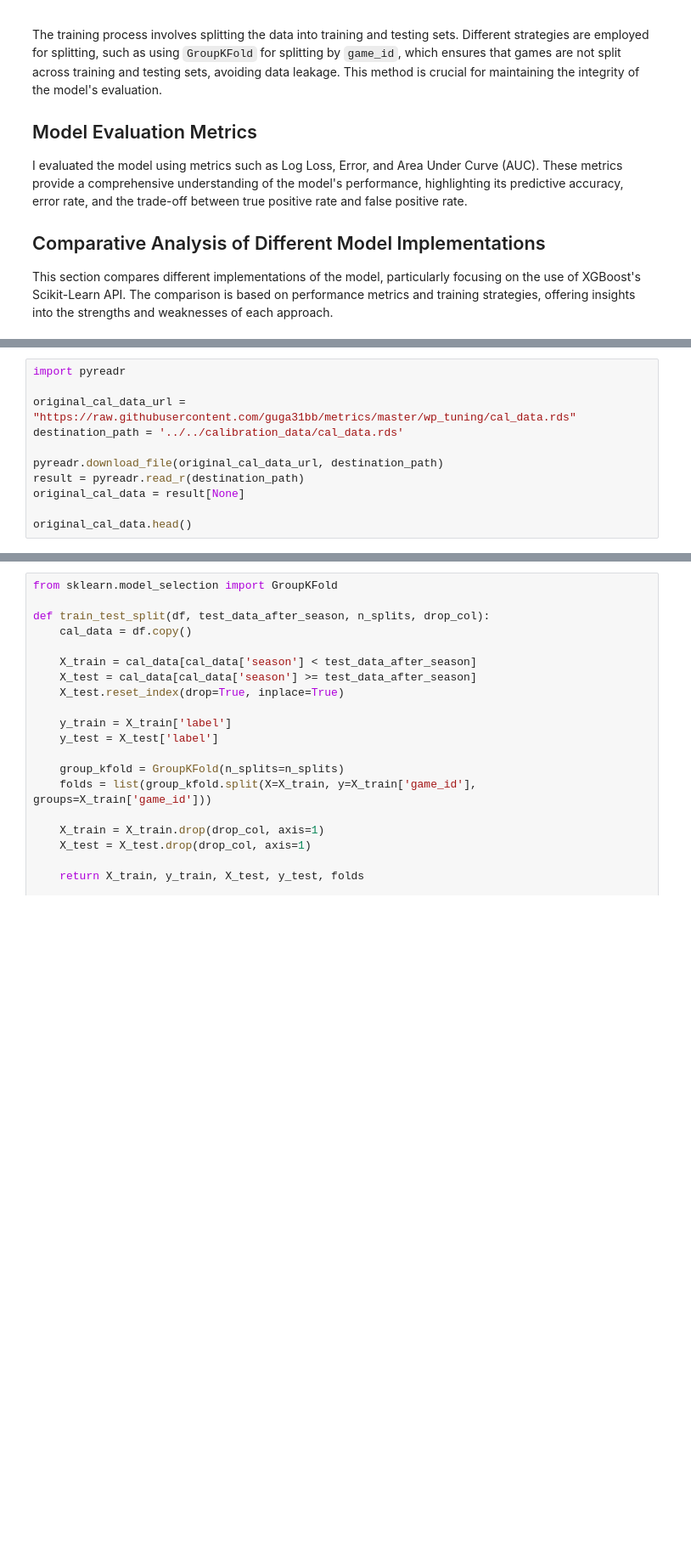
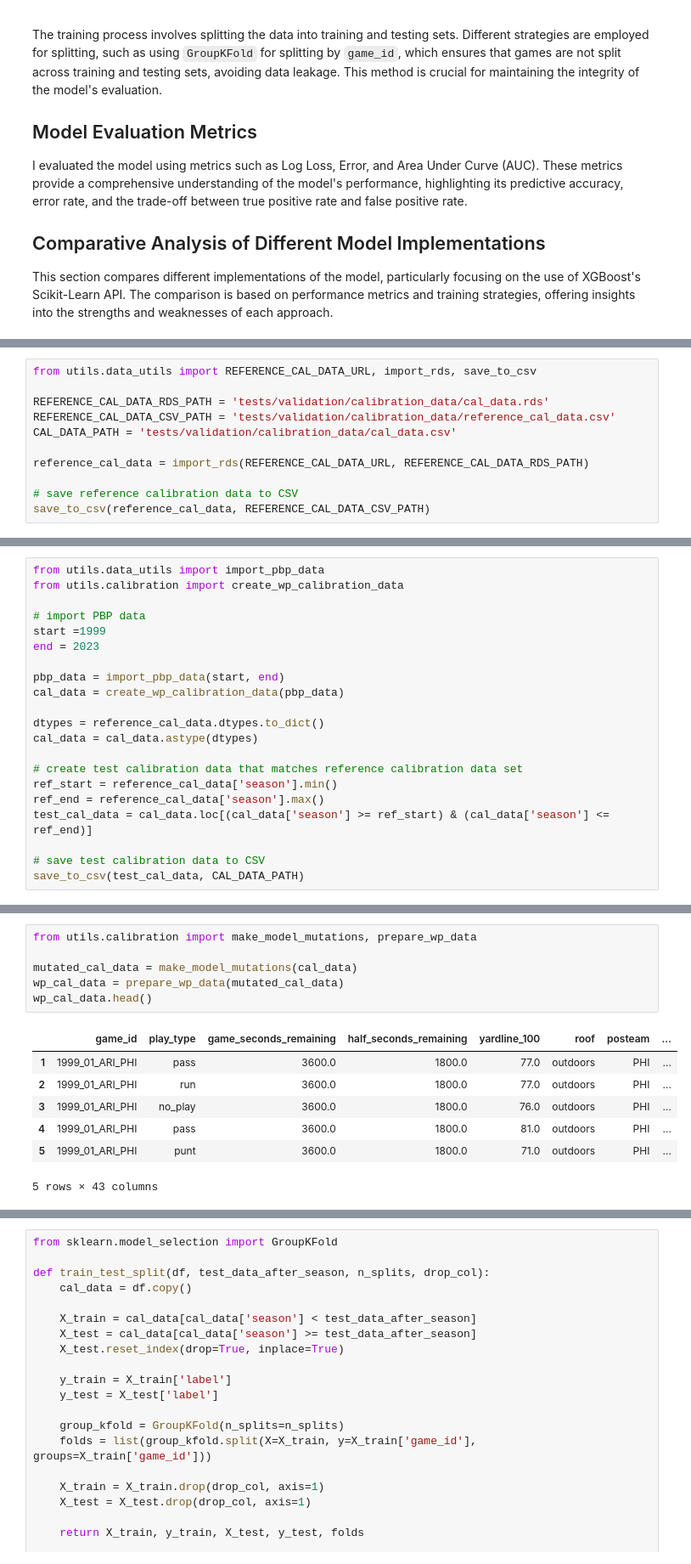
Before and after one commit to jonathanelbailey/nfl-data-models, a Jupyter notebook: notebooks/exploration/eda_nfl_wp_models.ipynb, the cells around one changed output, grey strips where cells are left out. Shown: that part at 85% size. Saved outputs shown, nothing was run; the diff lists cells and outputs as text; blank space fills up the shorter version.

```diff
--- a/notebooks/exploration/eda_nfl_wp_models.ipynb
+++ b/notebooks/exploration/eda_nfl_wp_models.ipynb
@@ -119,11 +117,11 @@ This section compares different implementations of the model, particularly focus
 # %%
-import pyreadr
+from utils.data_utils import REFERENCE_CAL_DATA_URL, import_rds, save_to_csv
 
-original_cal_data_url = "https://raw.githubusercontent.com/guga31bb/metrics/master/wp_tuning/cal_data.rds"
-destination_path = '../../calibration_data/cal_data.rds'
+REFERENCE_CAL_DATA_RDS_PATH = 'tests/validation/calibration_data/cal_data.rds'
+REFERENCE_CAL_DATA_CSV_PATH = 'tests/validation/calibration_data/reference_cal_data.csv'
+CAL_DATA_PATH = 'tests/validation/calibration_data/cal_data.csv'
 
-pyreadr.download_file(original_cal_data_url, destination_path)
-result = pyreadr.read_r(destination_path)
-original_cal_data = result[None]
+reference_cal_data = import_rds(REFERENCE_CAL_DATA_URL, REFERENCE_CAL_DATA_RDS_PATH)
 
-original_cal_data.head()
+# save reference calibration data to CSV
+save_to_csv(reference_cal_data, REFERENCE_CAL_DATA_CSV_PATH)
@@ -156,0 +128,21 @@ Downcasting floats.
+# %%
+from utils.data_utils import import_pbp_data
+from utils.calibration import create_wp_calibration_data
+
+# import PBP data
+start =1999
+end = 2023
+
+pbp_data = import_pbp_data(start, end)
+cal_data = create_wp_calibration_data(pbp_data)
+
+dtypes = reference_cal_data.dtypes.to_dict()
+cal_data = cal_data.astype(dtypes)
+
+# create test calibration data that matches reference calibration data set
+ref_start = reference_cal_data['season'].min()
+ref_end = reference_cal_data['season'].max()
+test_cal_data = cal_data.loc[(cal_data['season'] >= ref_start) & (cal_data['season'] <= ref_end)]
+
+# save test calibration data to CSV
+save_to_csv(test_cal_data, CAL_DATA_PATH)
@@ -157,2 +179,16 @@ Downcasting floats.
+# %%
+from utils.calibration import make_model_mutations, prepare_wp_data
+
+mutated_cal_data = make_model_mutations(cal_data)
+wp_cal_data = prepare_wp_data(mutated_cal_data)
+wp_cal_data.head()
+# %% [output]
+|  | game_id | play_type | game_seconds_remaining | half_seconds_remaining | yardline_100 | roof | posteam | ... |
+| 1 | 1999_01_ARI_PHI | pass | 3600.0 | 1800.0 | 77.0 | outdoors | PHI | ... |
+| 2 | 1999_01_ARI_PHI | run | 3600.0 | 1800.0 | 77.0 | outdoors | PHI | ... |
+| 3 | 1999_01_ARI_PHI | no_play | 3600.0 | 1800.0 | 76.0 | outdoors | PHI | ... |
+| 4 | 1999_01_ARI_PHI | pass | 3600.0 | 1800.0 | 81.0 | outdoors | PHI | ... |
+| 5 | 1999_01_ARI_PHI | punt | 3600.0 | 1800.0 | 71.0 | outdoors | PHI | ... |
+5 rows × 43 columns
 # %% [markdown]
 # Model 1: XGBoost with custom train_test_split
```
Also changed, not shown: parts of 9 cells of this notebook, 4 other files.
